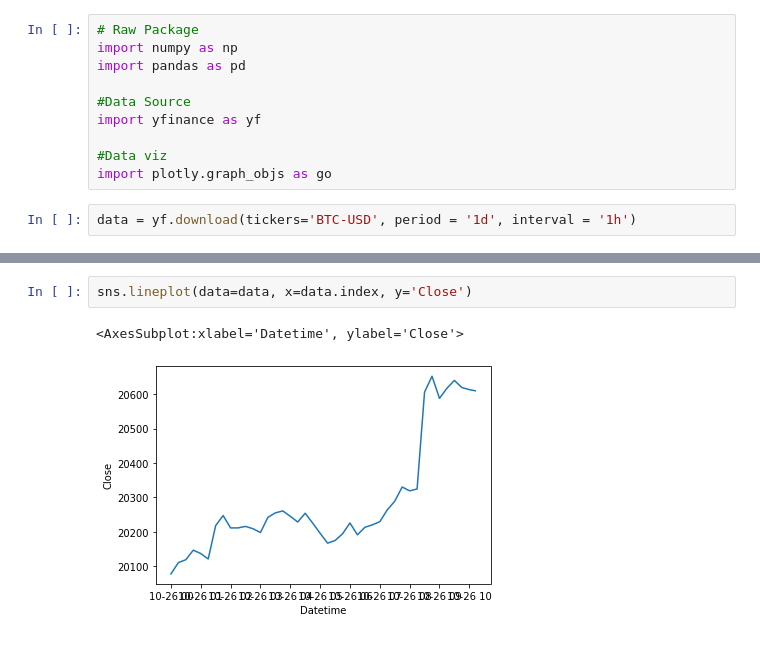
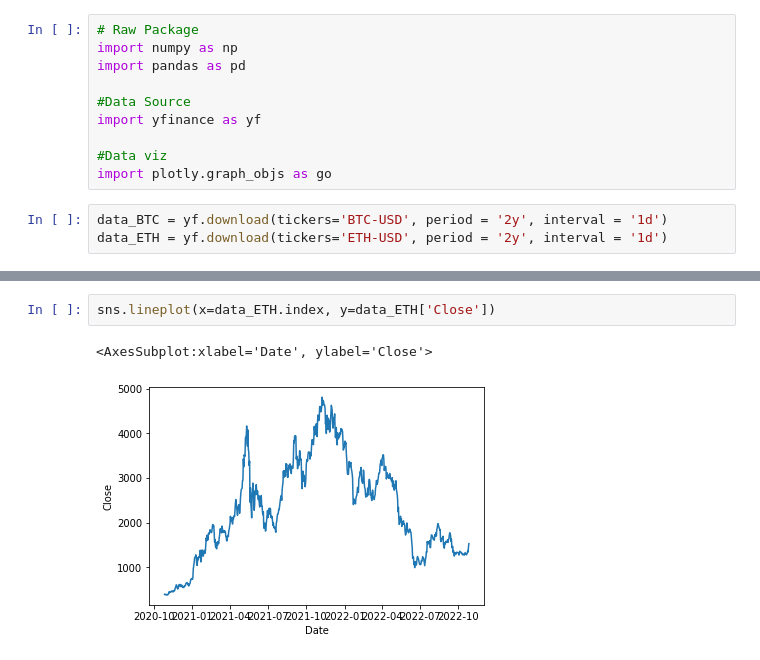
Before and after one commit to TMIRANDE/CryptoYdays, a Jupyter notebook: lecture_cryptos.ipynb, the cells around one changed output, grey strips where cells are left out. Saved outputs shown, nothing was run; the diff lists cells and outputs as text.

```diff
--- a/lecture_cryptos.ipynb
+++ b/lecture_cryptos.ipynb
@@ -91,6 +15,7 @@ import yfinance as yf
 #Data viz
 import plotly.graph_objs as go
 # %%
-data = yf.download(tickers='BTC-USD', period = '1d', interval = '1h')
+data_BTC = yf.download(tickers='BTC-USD', period = '2y', interval = '1d')
+data_ETH = yf.download(tickers='ETH-USD', period = '2y', interval = '1d')
 # %% [output]
 [*********************100%***********************]  1 of 1 completed
@@ -107,5 +23,5 @@ data.head()
 # %%
-sns.lineplot(data=data, x=data.index, y='Close')
+sns.lineplot(x=data_ETH.index, y=data_ETH['Close'])
 # %% [output]
-<AxesSubplot:xlabel='Datetime', ylabel='Close'>
+<AxesSubplot:xlabel='Date', ylabel='Close'>
-[figure, old version]
+[figure, new version]
```
Also changed, not shown: parts of 27 cells of this notebook, 2 other files.
